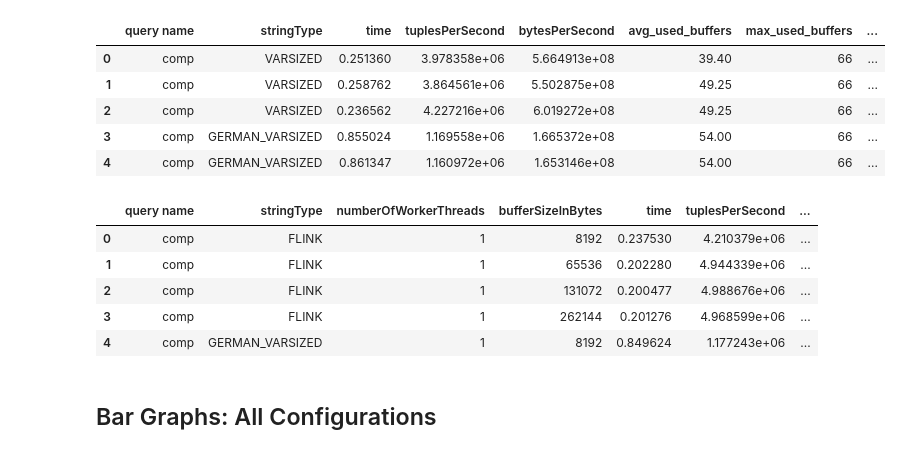
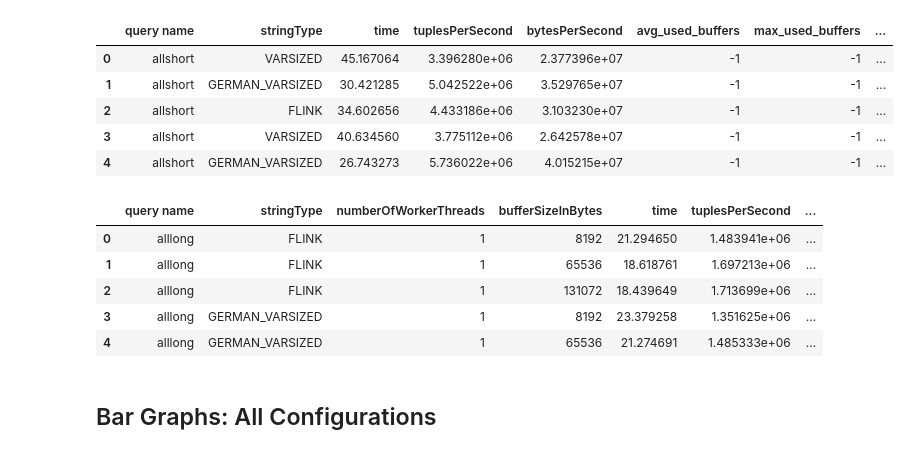
Before and after one commit to yannisxiros/nebulastream, a Jupyter notebook: analysis.ipynb, the cells around one changed output. Saved outputs shown, nothing was run; the diff lists cells and outputs as text; code cells hidden in the pictures.

```diff
--- a/analysis.ipynb
+++ b/analysis.ipynb
@@ -5,22 +1,22 @@ This notebook reads `benchmark_results/results_nebulastream.csv` and computes th
 # %%
 import pandas as pd
 import matplotlib.pyplot as plt
 import seaborn as sns
 
 # Load the CSV data
 csv_file = 'lala.csv'
 csv_file = '~/thesis/results/alles.csv'
-csv_file = 'takis.csv'
+csv_file = 'benchmark_results/tmp.csv'
 df = pd.read_csv(csv_file)
 
 display(df.head())
 # %% [output]
 |  | query name | stringType | time | tuplesPerSecond | bytesPerSecond | avg_used_buffers | max_used_buffers | ... |
-| 0 | comp | VARSIZED | 0.251360 | 3.978358e+06 | 5.664913e+08 | 39.40 | 66 | ... |
-| 1 | comp | VARSIZED | 0.258762 | 3.864561e+06 | 5.502875e+08 | 49.25 | 66 | ... |
-| 2 | comp | VARSIZED | 0.236562 | 4.227216e+06 | 6.019272e+08 | 49.25 | 66 | ... |
-| 3 | comp | GERMAN_VARSIZED | 0.855024 | 1.169558e+06 | 1.665372e+08 | 54.00 | 66 | ... |
-| 4 | comp | GERMAN_VARSIZED | 0.861347 | 1.160972e+06 | 1.653146e+08 | 54.00 | 66 | ... |
+| 0 | allshort | VARSIZED | 45.167064 | 3.396280e+06 | 2.377396e+07 | -1 | -1 | ... |
+| 1 | allshort | GERMAN_VARSIZED | 30.421285 | 5.042522e+06 | 3.529765e+07 | -1 | -1 | ... |
+| 2 | allshort | FLINK | 34.602656 | 4.433186e+06 | 3.103230e+07 | -1 | -1 | ... |
+| 3 | allshort | VARSIZED | 40.634560 | 3.775112e+06 | 2.642578e+07 | -1 | -1 | ... |
+| 4 | allshort | GERMAN_VARSIZED | 26.743273 | 5.736022e+06 | 4.015215e+07 | -1 | -1 | ... |
 # %%
 # Group by Query, String Type, Threads, and Buffer Size
 grouped_df = df.groupby(['query name', 'stringType', 'numberOfWorkerThreads', 'bufferSizeInBytes'])[['time', 'tuplesPerSecond']].mean().reset_index()
@@ -34,11 +30,11 @@ grouped_df['ConfigLabel'] = grouped_df['numberOfWorkerThreads'].astype(str) + "
 display(grouped_df.head())
 # %% [output]
 |  | query name | stringType | numberOfWorkerThreads | bufferSizeInBytes | time | tuplesPerSecond | ... |
-| 0 | comp | FLINK | 1 | 8192 | 0.237530 | 4.210379e+06 | ... |
-| 1 | comp | FLINK | 1 | 65536 | 0.202280 | 4.944339e+06 | ... |
-| 2 | comp | FLINK | 1 | 131072 | 0.200477 | 4.988676e+06 | ... |
-| 3 | comp | FLINK | 1 | 262144 | 0.201276 | 4.968599e+06 | ... |
-| 4 | comp | GERMAN_VARSIZED | 1 | 8192 | 0.849624 | 1.177243e+06 | ... |
+| 0 | alllong | FLINK | 1 | 8192 | 21.294650 | 1.483941e+06 | ... |
+| 1 | alllong | FLINK | 1 | 65536 | 18.618761 | 1.697213e+06 | ... |
+| 2 | alllong | FLINK | 1 | 131072 | 18.439649 | 1.713699e+06 | ... |
+| 3 | alllong | GERMAN_VARSIZED | 1 | 8192 | 23.379258 | 1.351625e+06 | ... |
+| 4 | alllong | GERMAN_VARSIZED | 1 | 65536 | 21.274691 | 1.485333e+06 | ... |
 # %% [markdown]
 ## Bar Graphs: All Configurations
 # %%
```
Also changed, not shown: parts of 3 cells of this notebook, 3 other files.
